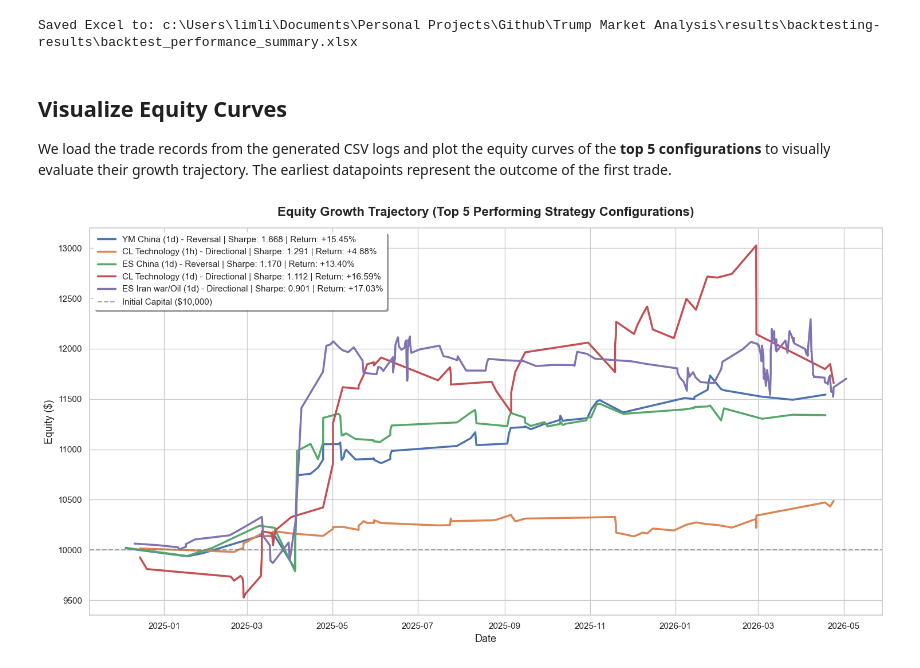
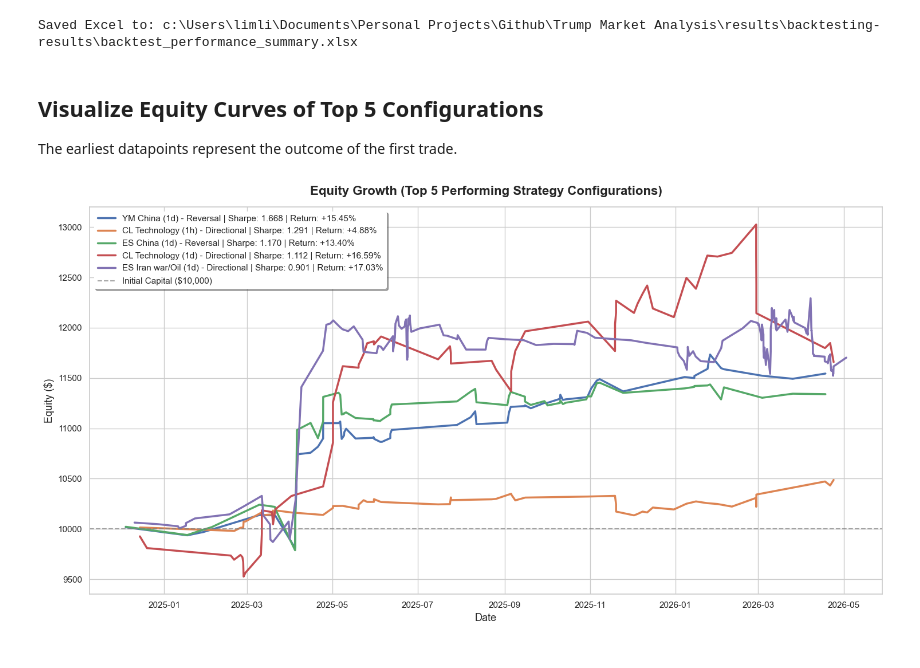
Before and after one commit to lim-li-xuan-phy/trump-market-analysis, a Jupyter notebook: src/python/backtest_analysis.ipynb, the cells around one changed output. Cells and saved outputs as stored; diff of their text form; code cells hidden in the pictures.

```diff
--- a/src/python/backtest_analysis.ipynb
+++ b/src/python/backtest_analysis.ipynb
@@ -262,36 +262,37 @@ except Exception as e:
 # %% [output]
 Saved Excel to: c:\Users\limli\Documents\Personal Projects\Github\Trump Market Analysis\results\backtesting-results\backtest_performance_summary.xlsx
 # %% [markdown]
-## Visualize Equity Curves
+## Visualize Equity Curves of Top 5 Configurations
 
-We load the trade records from the generated CSV logs and plot the equity curves of the **top 5 configurations** to visually evaluate their growth trajectory. The earliest datapoints represent the outcome of the first trade.
+The earliest datapoints represent the outcome of the first trade.
 # %%
 # Find top 5 configurations by Sharpe Ratio
 top_5 = df_results.sort_values(by="Sharpe Ratio", ascending=False).head(5)
 
 plt.figure(figsize=(15, 8))
 
 for idx, row in top_5.iterrows():
     csv_path = row["CSV Path"]
     if os.path.exists(csv_path):
         try:
             df_trades = pd.read_csv(csv_path)
             if not df_trades.empty and 'timestamp' in df_trades.columns and 'equity' in df_trades.columns:
                 df_trades["timestamp"] = pd.to_datetime(df_trades["timestamp"])
                 df_trades = df_trades.sort_values(by="timestamp").reset_index(drop=True)
 
                 # Construct label details
                 label = f"{row['Asset']} {row['Topic']} ({row['Horizon']}) - {row['Mode']} | Sharpe: {row['Sharpe Ratio']:.3f} | Return: {row['Profit/Loss (%)']:+.2f}%"
                 plt.plot(df_trades["timestamp"], df_trades["equity"], label=label, linewidth=2.5)
         except Exception as e:
             print(f"Failed to load/plot {csv_path}: {e}")
 
-plt.title("Equity Growth Trajectory (Top 5 Performing Strategy Configurations)", fontsize=16, fontweight='bold', pad=15)
+plt.title("Equity Growth (Top 5 Performing Strategy Configurations)", fontsize=16, fontweight='bold', pad=15)
 plt.xlabel("Date", fontsize=13)
 plt.ylabel("Equity ($)", fontsize=13)
 plt.axhline(10000.0, color='gray', linestyle='--', alpha=0.7, label="Initial Capital ($10,000)")
 plt.legend(loc="upper left", frameon=True, shadow=True, facecolor="white", edgecolor="none")
 plt.tight_layout()
+plt.savefig(f'{results_dir}/equity_growth.png')
 plt.show()
 # %% [output]
-[figure, old version]
+[figure, new version]
```
Also changed, not shown: 1 other file.
